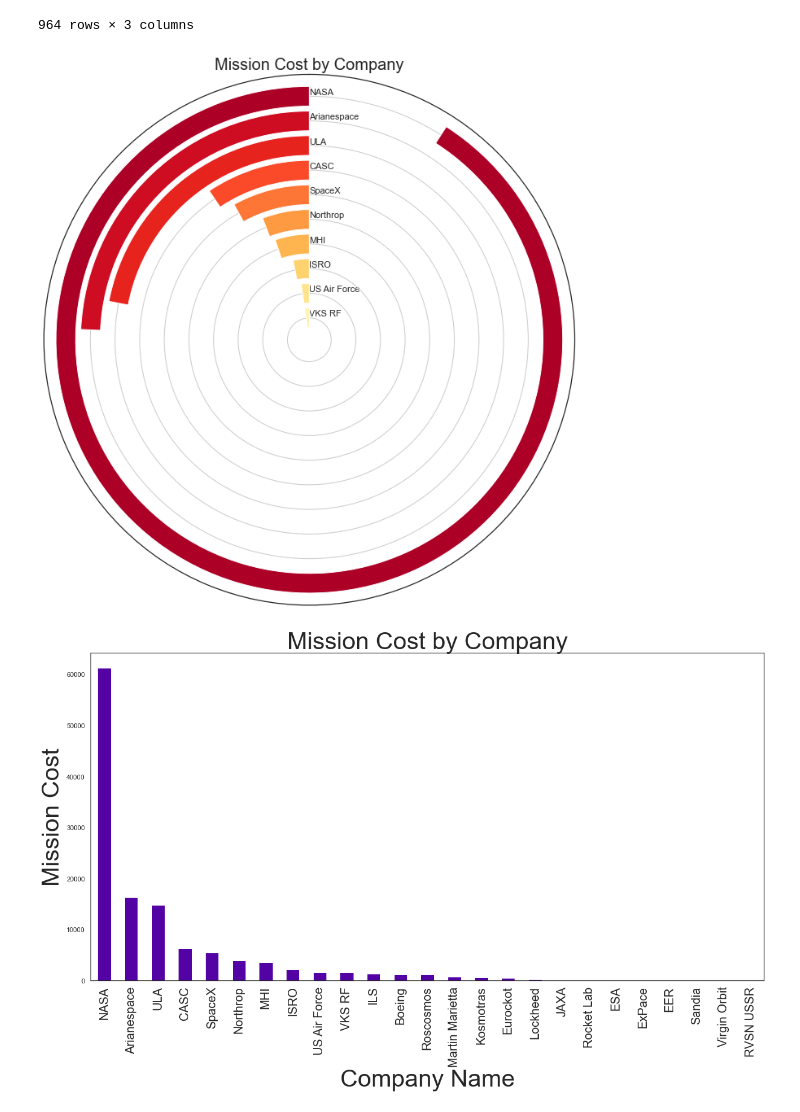
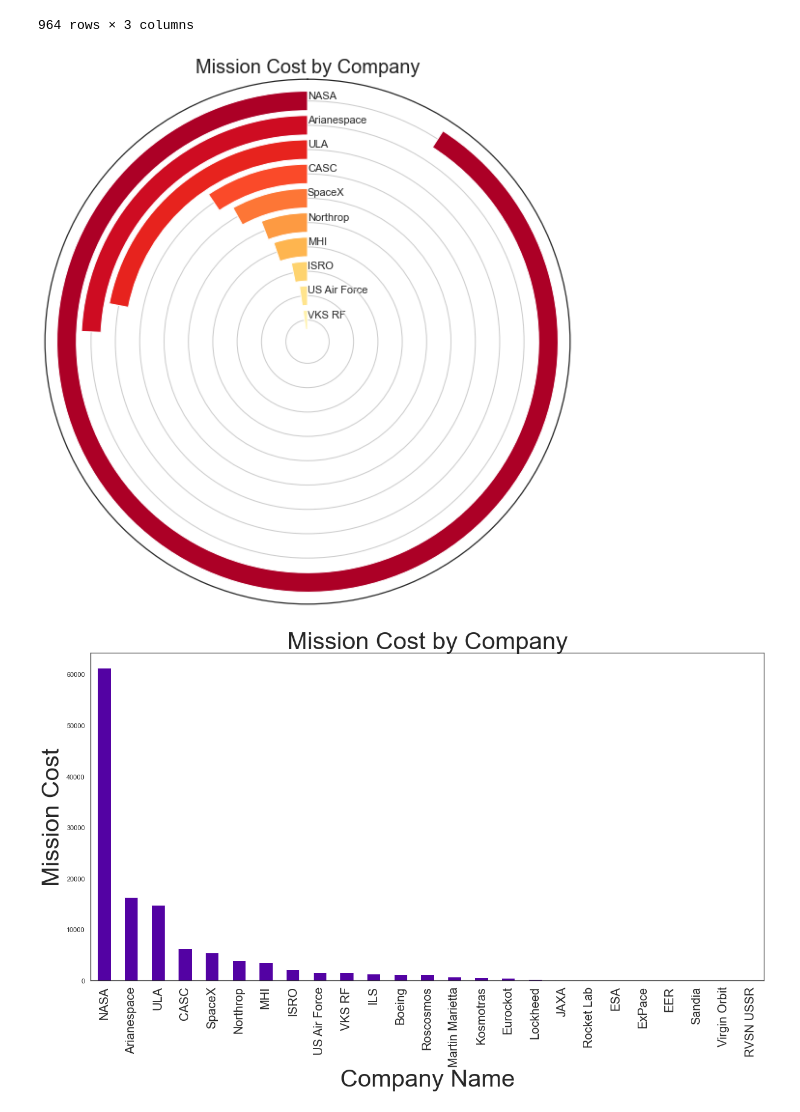
Before and after one commit to Mimzdyyy/Analysing-All-Space-Missions-from-1957, a Jupyter notebook: Python Data Science Lifecycle for ''Space missions''/Explore 'Year', 'Mission Cost' and 'Company Name'.ipynb, the cells around one changed output. Saved outputs shown, nothing was run; the diff lists cells and outputs as text; code cells hidden in the pictures.

```diff
--- a/Python Data Science Lifecycle for ''Space missions''/Explore 'Year', 'Mission Cost' and 'Company Name'.ipynb
+++ b/Python Data Science Lifecycle for ''Space missions''/Explore 'Year', 'Mission Cost' and 'Company Name'.ipynb
@@ -155,34 +155,35 @@ df_cost
 # %%
 #Circular plot with NASA
 # Sum mission costs for each company
 df_sum = df_cost.groupby('Company Name')['Mission Cost'].sum().reset_index()
 df_sum = df_sum.sort_values(by='Mission Cost', ascending=True).tail(10)
 
 # Set max value
 max_val = max(df_sum['Mission Cost'])*1.1
 
 # Set color palette
 pal = list(sns.color_palette(palette='YlOrRd', n_colors=len(df_sum)).as_hex())
 
 # Plot Circular Bar Plot
-plt.gcf().set_size_inches(12, 12)
+plt.gcf().set_size_inches(12, 10)
 ax = plt.subplot(projection='polar')
 df_sum.reset_index(inplace=True, drop=True)
 for i in range(len(df_sum)):
     ax.barh(i, df_sum['Mission Cost'][i]*2*np.pi/max_val, label=df_sum['Company Name'][i], color=pal[i])
 
 # Set Circular Bar Plot properties
 ax.set_theta_zero_location('N')
 ax.set_theta_direction(1)
 ax.set_rlabel_position(0)
 ax.set_thetagrids([], labels=[])
 ax.set_rgrids(range(len(df_sum)), labels= df_sum['Company Name'])
 
 # Add title
 plt.title("Mission Cost by Company", fontsize=20)
 plt.show()
+Casc
 # %% [output]
-[figure, old version]
+[figure, new version]
 # %%
 #BAR PLOT WITH 'NASA'
 #Bar chart of mission costs by company:
```
Also changed, not shown: parts of 15 cells of this notebook.
